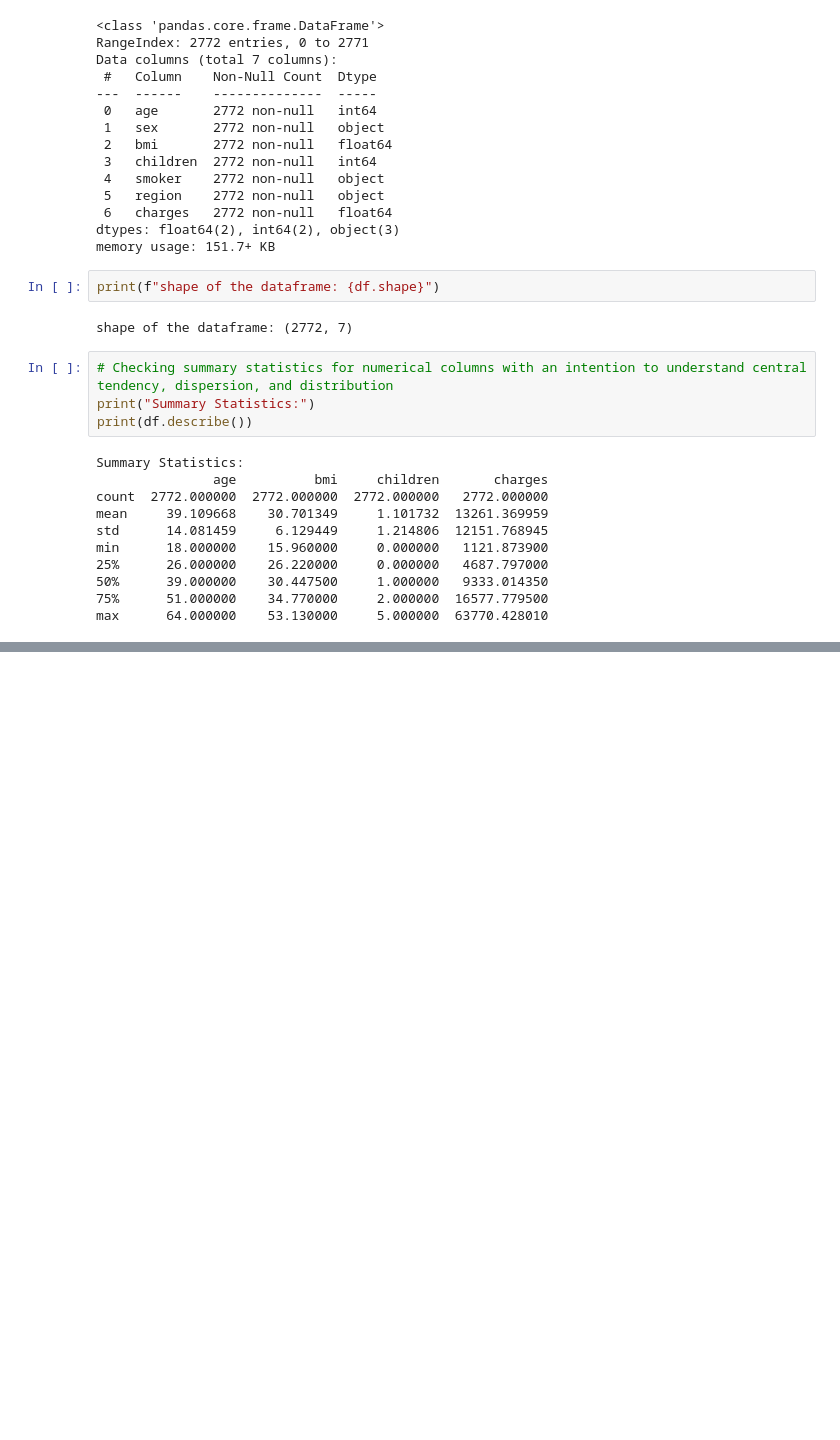
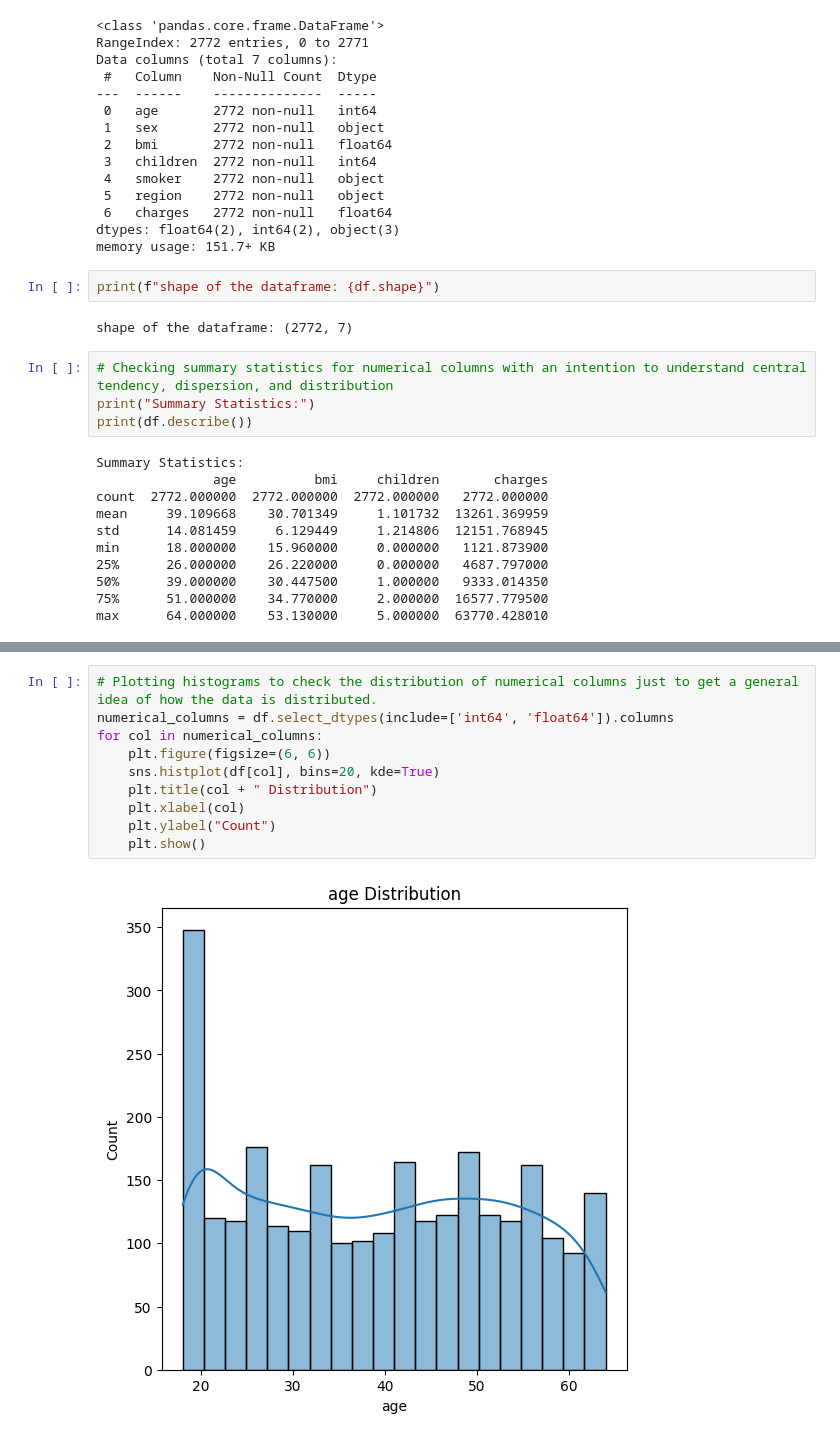
Before and after one commit to devschow/Medical-Insurance-Cost-Prediction, a Jupyter notebook: notebook/data/EDA medical insurance.ipynb, the cells around one changed output, grey strips where cells are left out. Drawn from its saved outputs; the diff is of its cells as text; blank space fills up the shorter version.

```diff
--- a/notebook/data/EDA medical insurance.ipynb
+++ b/notebook/data/EDA medical insurance.ipynb
@@ -54,0 +202,12 @@ max      64.000000    53.130000     5.000000  63770.428010
+# %%
+# Plotting histograms to check the distribution of numerical columns just to get a general idea of how the data is distributed.
+numerical_columns = df.select_dtypes(include=['int64', 'float64']).columns
+for col in numerical_columns:
+    plt.figure(figsize=(6, 6))
+    sns.histplot(df[col], bins=20, kde=True)
+    plt.title(col + " Distribution")
+    plt.xlabel(col)
+    plt.ylabel("Count")
+    plt.show()
+# %% [output]
+[figure, added]
```
Also changed, not shown: parts of 15 cells of this notebook.
